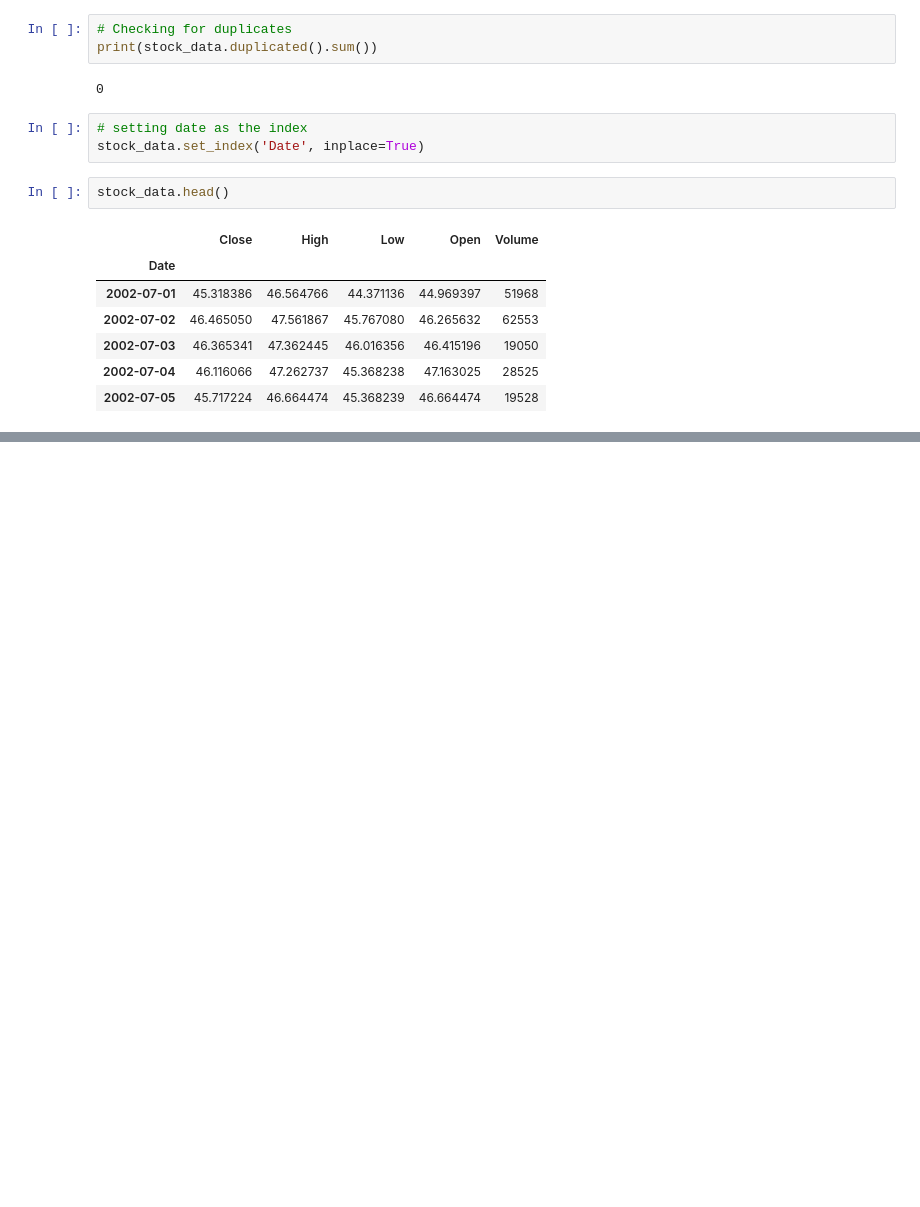
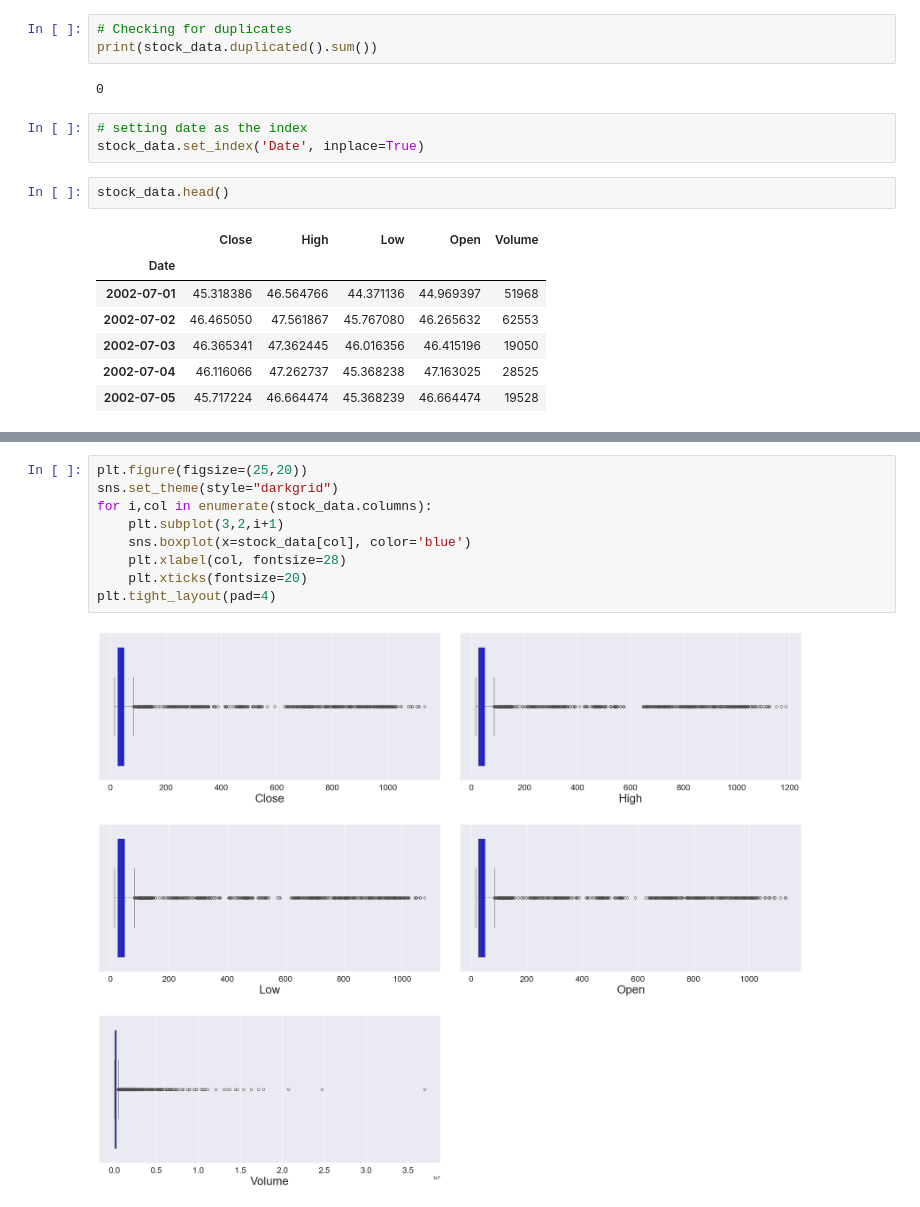
Before and after one commit to akashprak/StockPrice-TimeSeries, a Jupyter notebook: notebooks/Stock_price_forecast.ipynb, the cells around one changed output, grey strips where cells are left out. Cells and saved outputs as stored; diff of their text form; blank space fills up the shorter version.

```diff
--- a/notebooks/Stock_price_forecast.ipynb
+++ b/notebooks/Stock_price_forecast.ipynb
@@ -85,0 +121,11 @@ sns.lineplot(stock_data['Close'])
+# %%
+plt.figure(figsize=(25,20))
+sns.set_theme(style="darkgrid")
+for i,col in enumerate(stock_data.columns):
+    plt.subplot(3,2,i+1)
+    sns.boxplot(x=stock_data[col], color='blue')
+    plt.xlabel(col, fontsize=28)
+    plt.xticks(fontsize=20)
+plt.tight_layout(pad=4)
+# %% [output]
+[figure, added]
```
Also changed, not shown: parts of 20 cells of this notebook.
